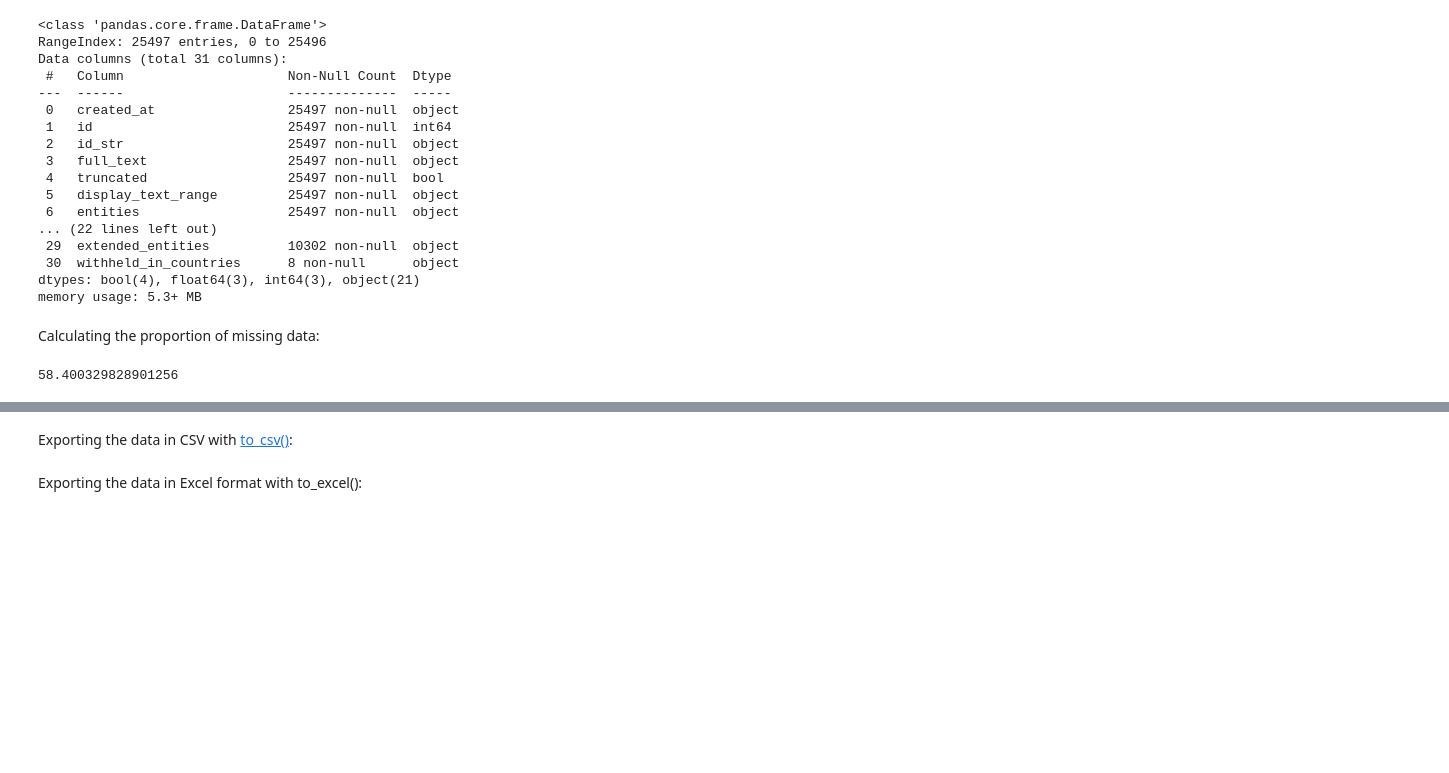
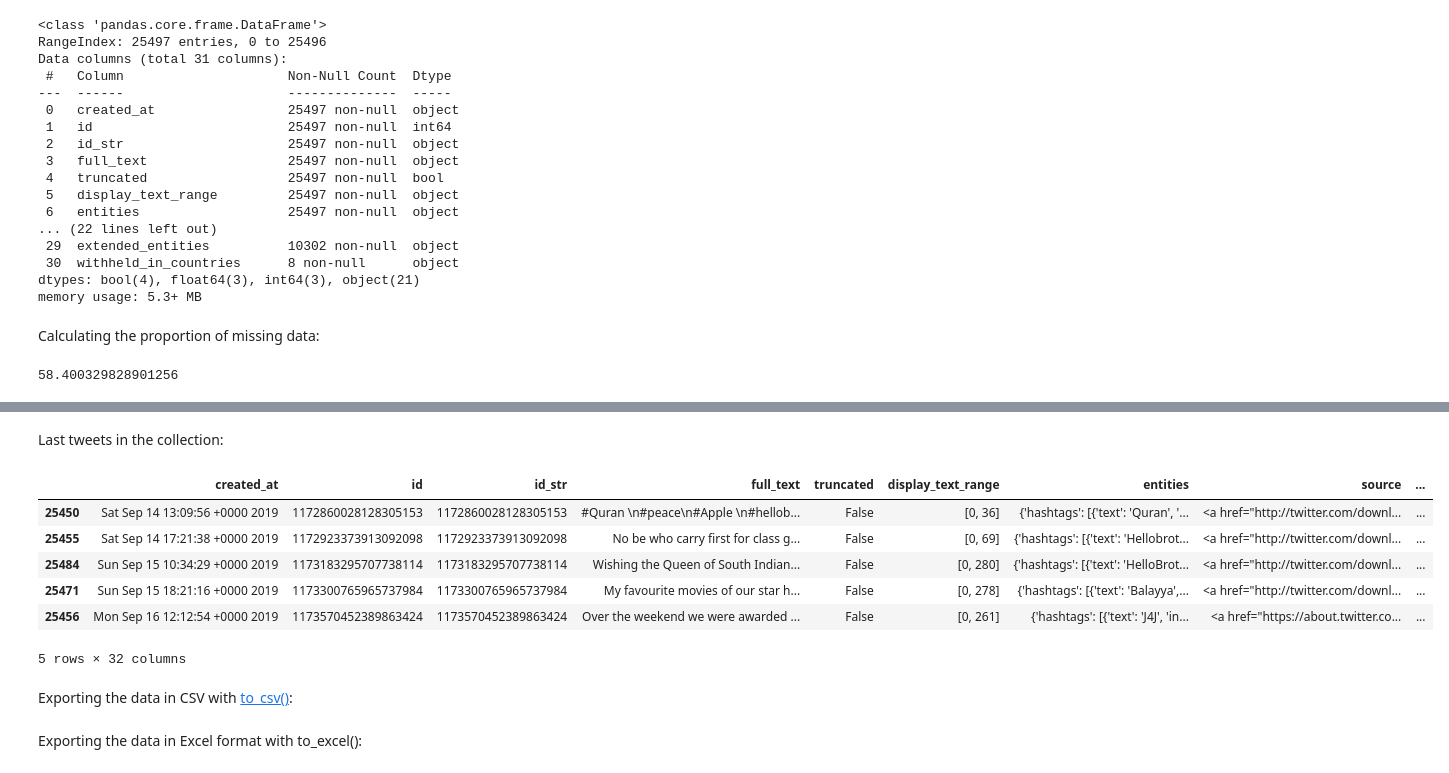
Before and after one commit to HYTE-research/SAGE-data-hellobrother, a Jupyter notebook: Full Tutorial.ipynb, the cells around one changed output, grey strips where cells are left out. Saved outputs shown, nothing was run; the diff lists cells and outputs as text; code cells hidden in the pictures; blank space fills up the shorter version.

```diff
--- a/Full Tutorial.ipynb
+++ b/Full Tutorial.ipynb
@@ -113,3 +139,15 @@ len(df_hydrated.index)/43659*100
+# %% [markdown]
+Last tweets in the collection:
+# %%
+df_hydrated.tail(5)
+# %% [output]
+|  | created_at | id | id_str | full_text | truncated | display_text_range | entities | source | ... |
+| 25450 | Sat Sep 14 13:09:56 +0000 2019 | 1172860028128305153 | 1172860028128305153 | #Quran \n#peace\n#Apple \n#hellob... | False | [0, 36] | {'hashtags': [{'text': 'Quran', '... | <a href="http://twitter.com/downl... | ... |
+| 25455 | Sat Sep 14 17:21:38 +0000 2019 | 1172923373913092098 | 1172923373913092098 | No be who carry first for class g... | False | [0, 69] | {'hashtags': [{'text': 'Hellobrot... | <a href="http://twitter.com/downl... | ... |
+| 25484 | Sun Sep 15 10:34:29 +0000 2019 | 1173183295707738114 | 1173183295707738114 | Wishing the Queen of South Indian... | False | [0, 280] | {'hashtags': [{'text': 'HelloBrot... | <a href="http://twitter.com/downl... | ... |
+| 25471 | Sun Sep 15 18:21:16 +0000 2019 | 1173300765965737984 | 1173300765965737984 | My favourite movies of our star h... | False | [0, 278] | {'hashtags': [{'text': 'Balayya',... | <a href="http://twitter.com/downl... | ... |
+| 25456 | Mon Sep 16 12:12:54 +0000 2019 | 1173570452389863424 | 1173570452389863424 | Over the weekend we were awarded ... | False | [0, 261] | {'hashtags': [{'text': 'J4J', 'in... | <a href="https://about.twitter.co... | ... |
+5 rows × 32 columns
 # %% [markdown]
 Exporting the data in CSV with [to_csv()](https://pandas.pydata.org/docs/reference/api/pandas.DataFrame.to_csv.html):
 # %%
```
Also changed, not shown: parts of 8 cells of this notebook.
